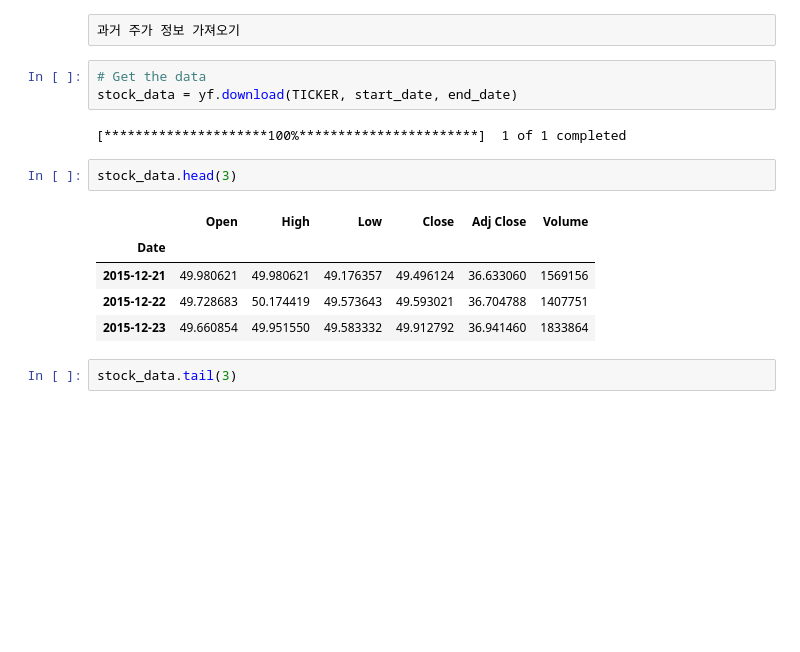
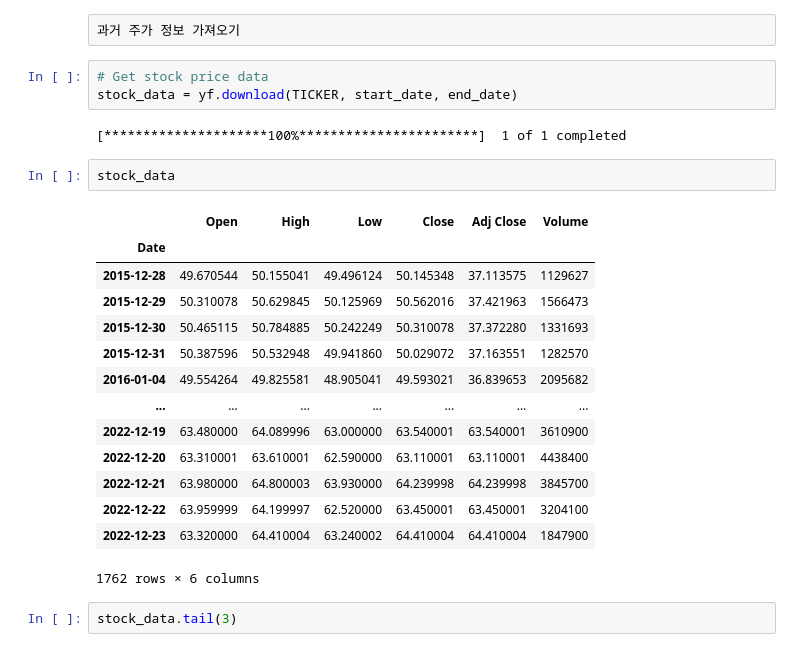
Before and after one commit to shawsk0723/dividend-investment, a Jupyter notebook: DividendYieldInvestmentTest.ipynb, the cells around one changed output. Cells and saved outputs as stored; diff of their text form; blank space fills up the shorter version.

```diff
--- a/DividendYieldInvestmentTest.ipynb
+++ b/DividendYieldInvestmentTest.ipynb
@@ -51,18 +150,27 @@ dividends.tail(3)
 # %% [raw]
 과거 주가 정보 가져오기
 # %%
-# Get the data
+# Get stock price data
 stock_data = yf.download(TICKER, start_date, end_date)
 # %% [output]
 [*********************100%***********************]  1 of 1 completed
 # %%
-stock_data.head(3)
+stock_data
 # %% [output]
 |  | Open | High | Low | Close | Adj Close | Volume |
 | Date |  |  |  |  |  |  |
-| 2015-12-21 | 49.980621 | 49.980621 | 49.176357 | 49.496124 | 36.633060 | 1569156 |
-| 2015-12-22 | 49.728683 | 50.174419 | 49.573643 | 49.593021 | 36.704788 | 1407751 |
-| 2015-12-23 | 49.660854 | 49.951550 | 49.583332 | 49.912792 | 36.941460 | 1833864 |
+| 2015-12-28 | 49.670544 | 50.155041 | 49.496124 | 50.145348 | 37.113575 | 1129627 |
+| 2015-12-29 | 50.310078 | 50.629845 | 50.125969 | 50.562016 | 37.421963 | 1566473 |
+| 2015-12-30 | 50.465115 | 50.784885 | 50.242249 | 50.310078 | 37.372280 | 1331693 |
+| 2015-12-31 | 50.387596 | 50.532948 | 49.941860 | 50.029072 | 37.163551 | 1282570 |
+| 2016-01-04 | 49.554264 | 49.825581 | 48.905041 | 49.593021 | 36.839653 | 2095682 |
+| ... | ... | ... | ... | ... | ... | ... |
+| 2022-12-19 | 63.480000 | 64.089996 | 63.000000 | 63.540001 | 63.540001 | 3610900 |
+| 2022-12-20 | 63.310001 | 63.610001 | 62.590000 | 63.110001 | 63.110001 | 4438400 |
+| 2022-12-21 | 63.980000 | 64.800003 | 63.930000 | 64.239998 | 64.239998 | 3845700 |
+| 2022-12-22 | 63.959999 | 64.199997 | 62.520000 | 63.450001 | 63.450001 | 3204100 |
+| 2022-12-23 | 63.320000 | 64.410004 | 63.240002 | 64.410004 | 64.410004 | 1847900 |
+1762 rows × 6 columns
 # %%
 stock_data.tail(3)
 # %% [output]
```
Also changed, not shown: parts of 28 cells of this notebook.
